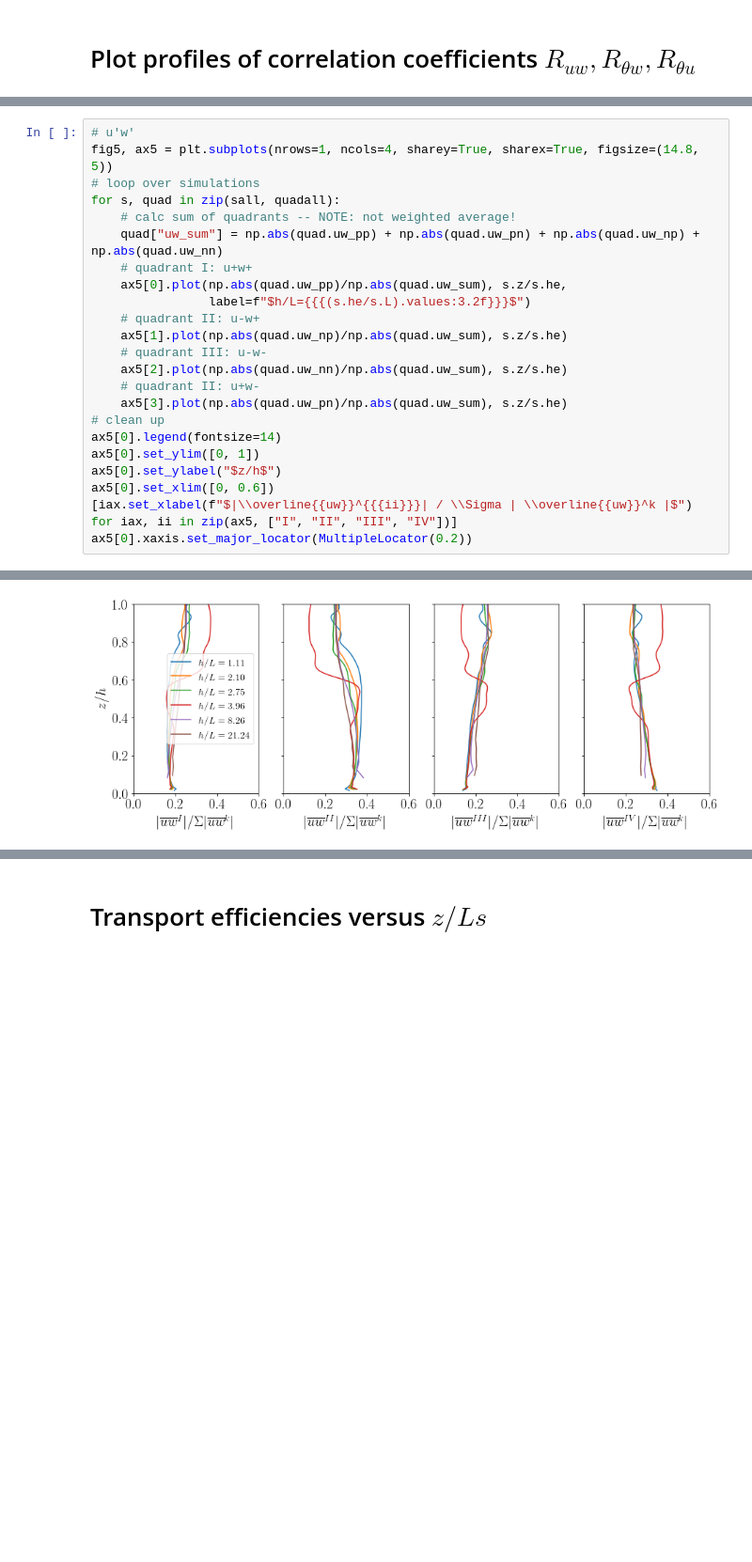
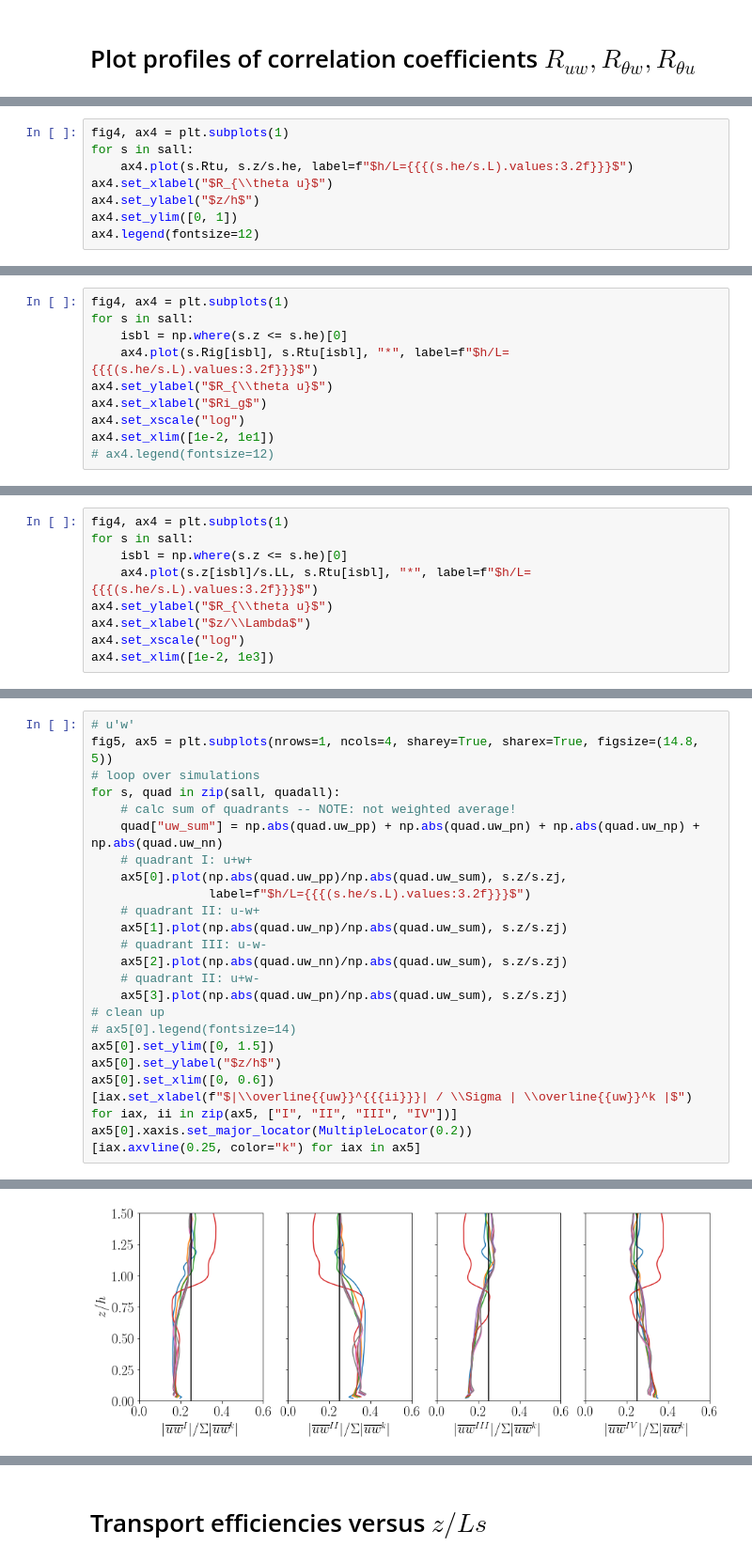
Before and after one commit to bgreene777/SBL_LES, a Jupyter notebook: ipynb/plot_quadrant.ipynb, the cells around one changed output, grey strips where cells are left out. Shown at 94% size. Saved outputs shown, nothing was run; the diff lists cells and outputs as text; blank space fills up the shorter version.

```diff
--- a/ipynb/plot_quadrant.ipynb
+++ b/ipynb/plot_quadrant.ipynb
@@ -312,0 +295,8 @@ Data variables:
+# %%
+fig4, ax4 = plt.subplots(1)
+for s in sall:
+    ax4.plot(s.Rtu, s.z/s.he, label=f"$h/L={{{(s.he/s.L).values:3.2f}}}$")
+ax4.set_xlabel("$R_{\\theta u}$")
+ax4.set_ylabel("$z/h$")
+ax4.set_ylim([0, 1])
+ax4.legend(fontsize=12)
@@ -312,0 +306,10 @@ Data variables:
+# %%
+fig4, ax4 = plt.subplots(1)
+for s in sall:
+    isbl = np.where(s.z <= s.he)[0]
+    ax4.plot(s.Rig[isbl], s.Rtu[isbl], "*", label=f"$h/L={{{(s.he/s.L).values:3.2f}}}$")
+ax4.set_ylabel("$R_{\\theta u}$")
+ax4.set_xlabel("$Ri_g$")
+ax4.set_xscale("log")
+ax4.set_xlim([1e-2, 1e1])
+# ax4.legend(fontsize=12)
@@ -312,0 +319,9 @@ Data variables:
+# %%
+fig4, ax4 = plt.subplots(1)
+for s in sall:
+    isbl = np.where(s.z <= s.he)[0]
+    ax4.plot(s.z[isbl]/s.LL, s.Rtu[isbl], "*", label=f"$h/L={{{(s.he/s.L).values:3.2f}}}$")
+ax4.set_ylabel("$R_{\\theta u}$")
+ax4.set_xlabel("$z/\\Lambda$")
+ax4.set_xscale("log")
+ax4.set_xlim([1e-2, 1e3])
@@ -320,19 +338,20 @@ for s, quad in zip(sall, quadall):
     # calc sum of quadrants -- NOTE: not weighted average!
     quad["uw_sum"] = np.abs(quad.uw_pp) + np.abs(quad.uw_pn) + np.abs(quad.uw_np) + np.abs(quad.uw_nn)
     # quadrant I: u+w+
-    ax5[0].plot(np.abs(quad.uw_pp)/np.abs(quad.uw_sum), s.z/s.he,
+    ax5[0].plot(np.abs(quad.uw_pp)/np.abs(quad.uw_sum), s.z/s.zj,
                 label=f"$h/L={{{(s.he/s.L).values:3.2f}}}$")
     # quadrant II: u-w+
-    ax5[1].plot(np.abs(quad.uw_np)/np.abs(quad.uw_sum), s.z/s.he)
+    ax5[1].plot(np.abs(quad.uw_np)/np.abs(quad.uw_sum), s.z/s.zj)
     # quadrant III: u-w-
-    ax5[2].plot(np.abs(quad.uw_nn)/np.abs(quad.uw_sum), s.z/s.he)
+    ax5[2].plot(np.abs(quad.uw_nn)/np.abs(quad.uw_sum), s.z/s.zj)
     # quadrant II: u+w-
-    ax5[3].plot(np.abs(quad.uw_pn)/np.abs(quad.uw_sum), s.z/s.he)
+    ax5[3].plot(np.abs(quad.uw_pn)/np.abs(quad.uw_sum), s.z/s.zj)
 # clean up
-ax5[0].legend(fontsize=14)
-ax5[0].set_ylim([0, 1])
+# ax5[0].legend(fontsize=14)
+ax5[0].set_ylim([0, 1.5])
 ax5[0].set_ylabel("$z/h$")
 ax5[0].set_xlim([0, 0.6])
 [iax.set_xlabel(f"$|\\overline{{uw}}^{{{ii}}}| / \\Sigma | \\overline{{uw}}^k |$") for iax, ii in zip(ax5, ["I", "II", "III", "IV"])]
 ax5[0].xaxis.set_major_locator(MultipleLocator(0.2))
+[iax.axvline(0.25, color="k") for iax in ax5]
 # %% [output]
@@ -339 +362 @@ ax5[0].xaxis.set_major_locator(MultipleLocator(0.2))
-[figure, old version]
+[figure, new version]
```
Also changed, not shown: parts of 37 cells of this notebook, 1 other file.
